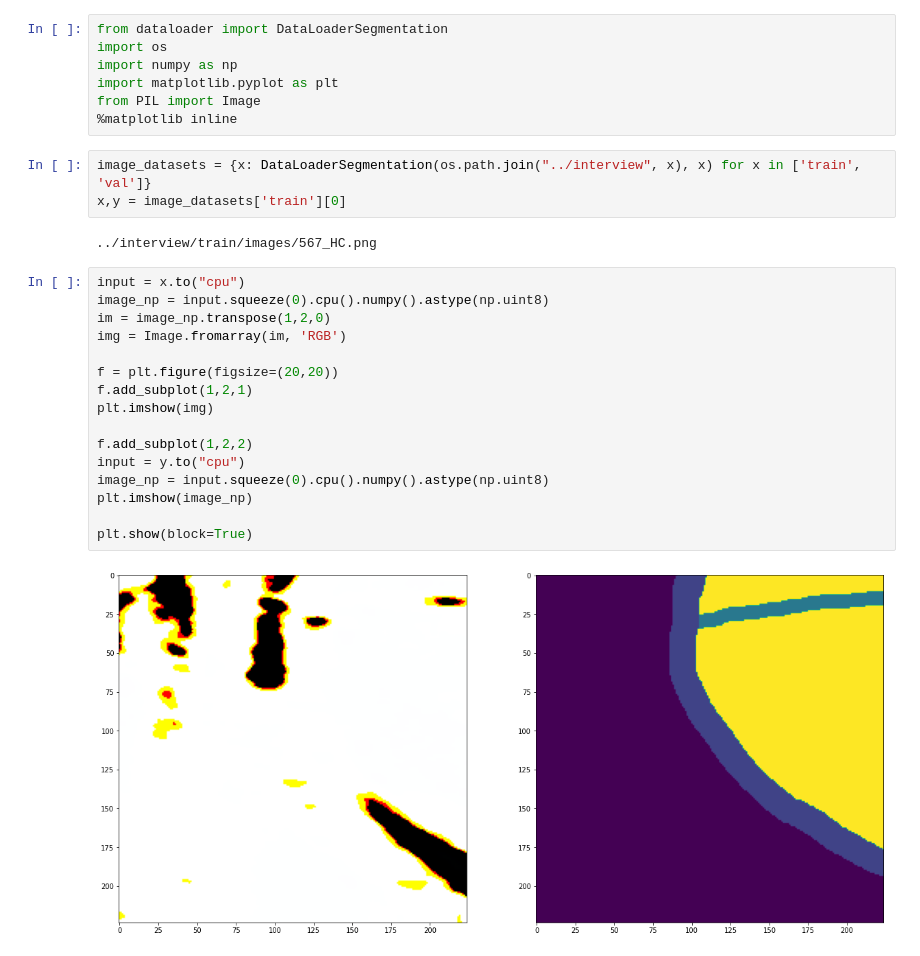
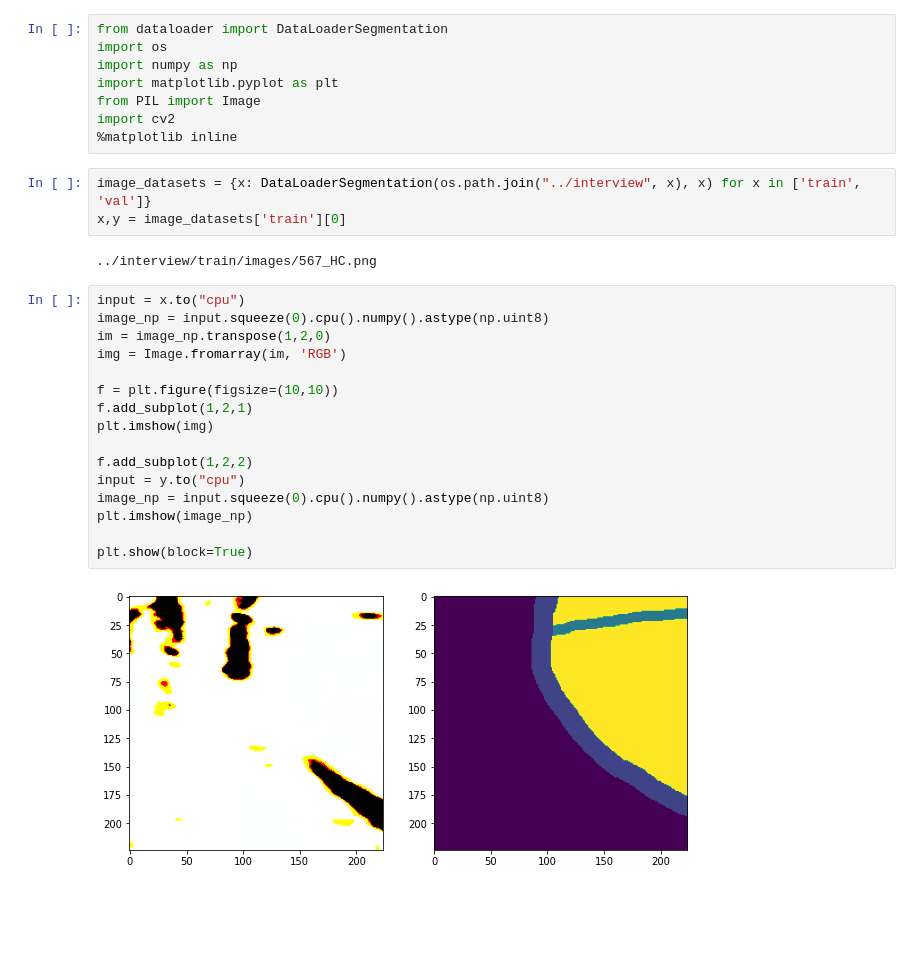
Before and after one commit to sonamv18/semantic_segmentation, a Jupyter notebook: deeplabv3/experiment.ipynb, the cells around one changed output. Saved outputs shown, nothing was run; the diff lists cells and outputs as text; blank space fills up the shorter version.

```diff
--- a/deeplabv3/experiment.ipynb
+++ b/deeplabv3/experiment.ipynb
@@ -4,6 +4,7 @@ import os
 import numpy as np
 import matplotlib.pyplot as plt
 from PIL import Image
+import cv2
 %matplotlib inline
 # %%
 image_datasets = {x: DataLoaderSegmentation(os.path.join("../interview", x), x) for x in ['train', 'val']}
@@ -13,18 +14,18 @@ x,y = image_datasets['train'][0]
 # %%
 input = x.to("cpu")
 image_np = input.squeeze(0).cpu().numpy().astype(np.uint8)
 im = image_np.transpose(1,2,0)
 img = Image.fromarray(im, 'RGB')
 
-f = plt.figure(figsize=(20,20))
+f = plt.figure(figsize=(10,10))
 f.add_subplot(1,2,1)
 plt.imshow(img)
 
 f.add_subplot(1,2,2)
 input = y.to("cpu")
 image_np = input.squeeze(0).cpu().numpy().astype(np.uint8)
 plt.imshow(image_np)
 
 plt.show(block=True)
 # %% [output]
-[figure, old version]
+[figure, new version]
```
Also changed, not shown: parts of 2 cells of this notebook, 2 other files.
